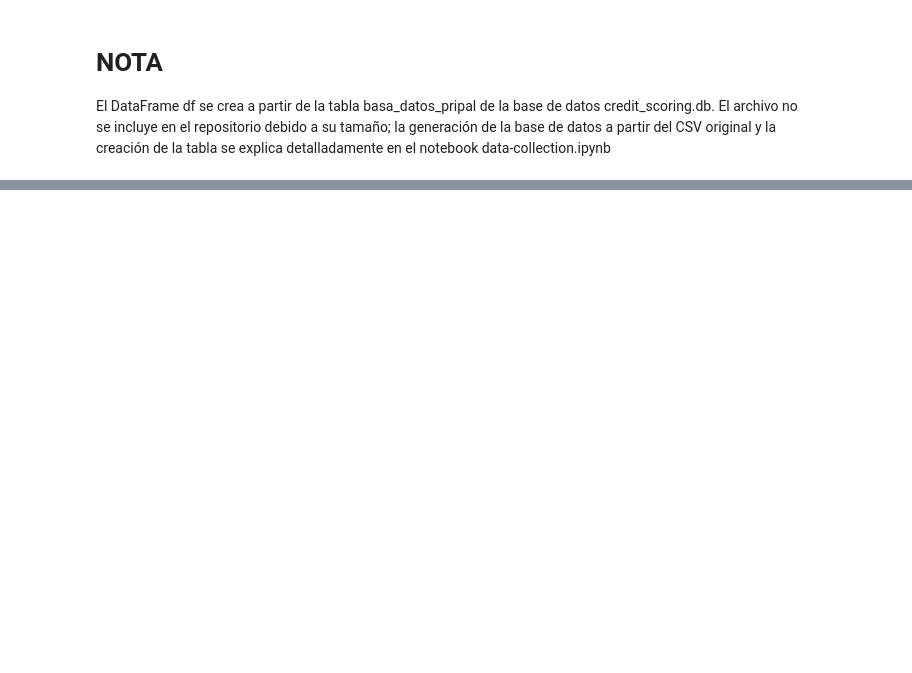
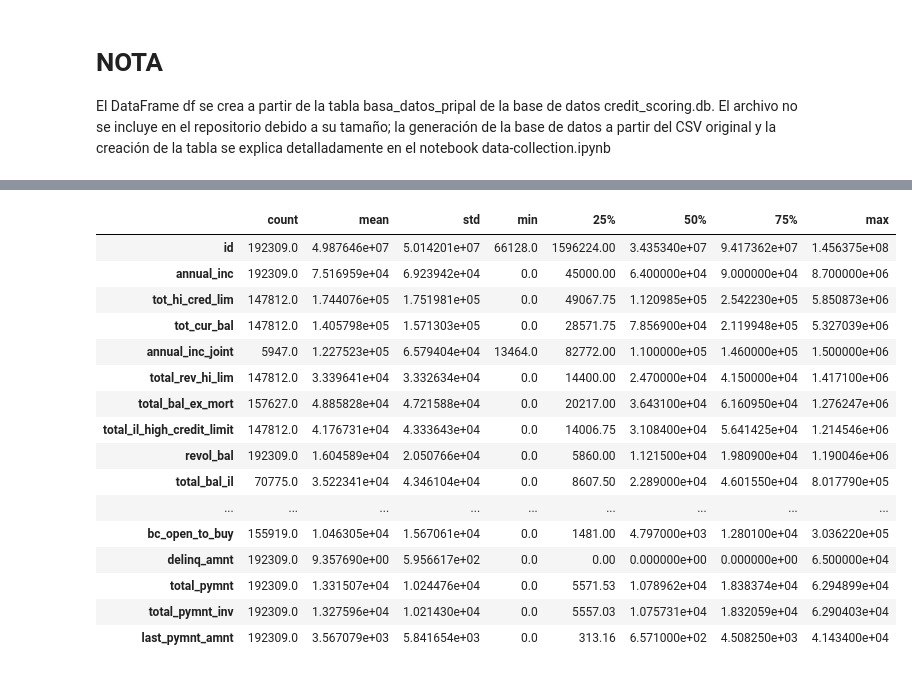
Before and after one commit to 4GeeksAcademy/final_project_creditscoring, a Jupyter notebook: notebooks/EDA.ipynb, the cells around one changed output, grey strips where cells are left out. Drawn from its saved outputs; the diff is of its cells as text; code cells hidden in the pictures; blank space fills up the shorter version.

```diff
--- a/notebooks/EDA.ipynb
+++ b/notebooks/EDA.ipynb
@@ -33,0 +14,7 @@ print(df.tail())
+# %%
+conn = sqlite3.connect("/workspaces/final_project_creditscoring/Data/credit_scoring.db")
+df = pd.read_sql("SELECT * FROM basa_datos_principal", conn)
+conn.close()
+n_rows,n_cols = df.shape
+
+print(f'En este df existen {n_rows} filas y {n_cols} columnas')
@@ -33,0 +86,9 @@ print(df.tail())
+# %%
+pd.set_option('display.max_rows', None)
+pd.set_option('display.width', None)
+
+# Calcular número de valores únicos por columna
+uniq = df.nunique(dropna=False)
+
+# Mostrar todos los resultados
+print(uniq)
@@ -33,0 +138,3 @@ print(df.tail())
+# %%
+df = df.drop(columns=['member_id', 'policy_code'])
+df.columns
@@ -33,0 +290,21 @@ print(df.tail())
+# %%
+desc = df.describe().T
+desc.sort_values(by='max', ascending=False).head(20)
+# %% [output]
+|  | count | mean | std | min | 25% | 50% | 75% | max |
+| id | 192309.0 | 4.987646e+07 | 5.014201e+07 | 66128.0 | 1596224.00 | 3.435340e+07 | 9.417362e+07 | 1.456375e+08 |
+| annual_inc | 192309.0 | 7.516959e+04 | 6.923942e+04 | 0.0 | 45000.00 | 6.400000e+04 | 9.000000e+04 | 8.700000e+06 |
+| tot_hi_cred_lim | 147812.0 | 1.744076e+05 | 1.751981e+05 | 0.0 | 49067.75 | 1.120985e+05 | 2.542230e+05 | 5.850873e+06 |
+| tot_cur_bal | 147812.0 | 1.405798e+05 | 1.571303e+05 | 0.0 | 28571.75 | 7.856900e+04 | 2.119948e+05 | 5.327039e+06 |
+| annual_inc_joint | 5947.0 | 1.227523e+05 | 6.579404e+04 | 13464.0 | 82772.00 | 1.100000e+05 | 1.460000e+05 | 1.500000e+06 |
+| total_rev_hi_lim | 147812.0 | 3.339641e+04 | 3.332634e+04 | 0.0 | 14400.00 | 2.470000e+04 | 4.150000e+04 | 1.417100e+06 |
+| total_bal_ex_mort | 157627.0 | 4.885828e+04 | 4.721588e+04 | 0.0 | 20217.00 | 3.643100e+04 | 6.160950e+04 | 1.276247e+06 |
+| total_il_high_credit_limit | 147812.0 | 4.176731e+04 | 4.333643e+04 | 0.0 | 14006.75 | 3.108400e+04 | 5.641425e+04 | 1.214546e+06 |
+| revol_bal | 192309.0 | 1.604589e+04 | 2.050766e+04 | 0.0 | 5860.00 | 1.121500e+04 | 1.980900e+04 | 1.190046e+06 |
+| total_bal_il | 70775.0 | 3.522341e+04 | 4.346104e+04 | 0.0 | 8607.50 | 2.289000e+04 | 4.601550e+04 | 8.017790e+05 |
+| ... | ... | ... | ... | ... | ... | ... | ... | ... |
+| bc_open_to_buy | 155919.0 | 1.046305e+04 | 1.567061e+04 | 0.0 | 1481.00 | 4.797000e+03 | 1.280100e+04 | 3.036220e+05 |
+| delinq_amnt | 192309.0 | 9.357690e+00 | 5.956617e+02 | 0.0 | 0.00 | 0.000000e+00 | 0.000000e+00 | 6.500000e+04 |
+| total_pymnt | 192309.0 | 1.331507e+04 | 1.024476e+04 | 0.0 | 5571.53 | 1.078962e+04 | 1.838374e+04 | 6.294899e+04 |
+| total_pymnt_inv | 192309.0 | 1.327596e+04 | 1.021430e+04 | 0.0 | 5557.03 | 1.075731e+04 | 1.832059e+04 | 6.290403e+04 |
+| last_pymnt_amnt | 192309.0 | 3.567079e+03 | 5.841654e+03 | 0.0 | 313.16 | 6.571000e+02 | 4.508250e+03 | 4.143400e+04 |
```
Also changed, not shown: parts of 32 cells of this notebook.
